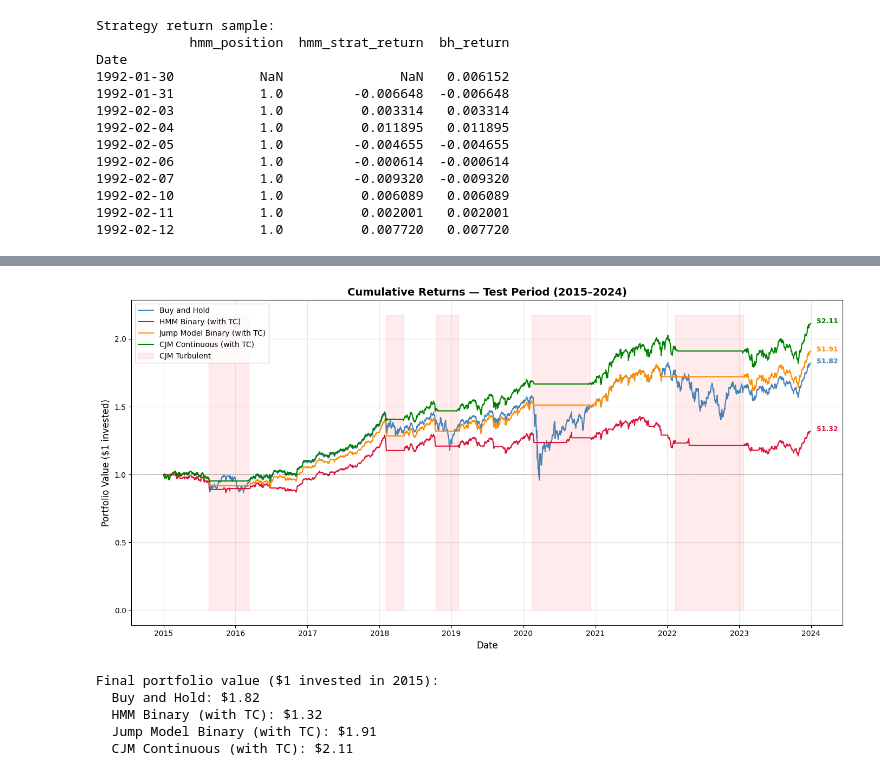
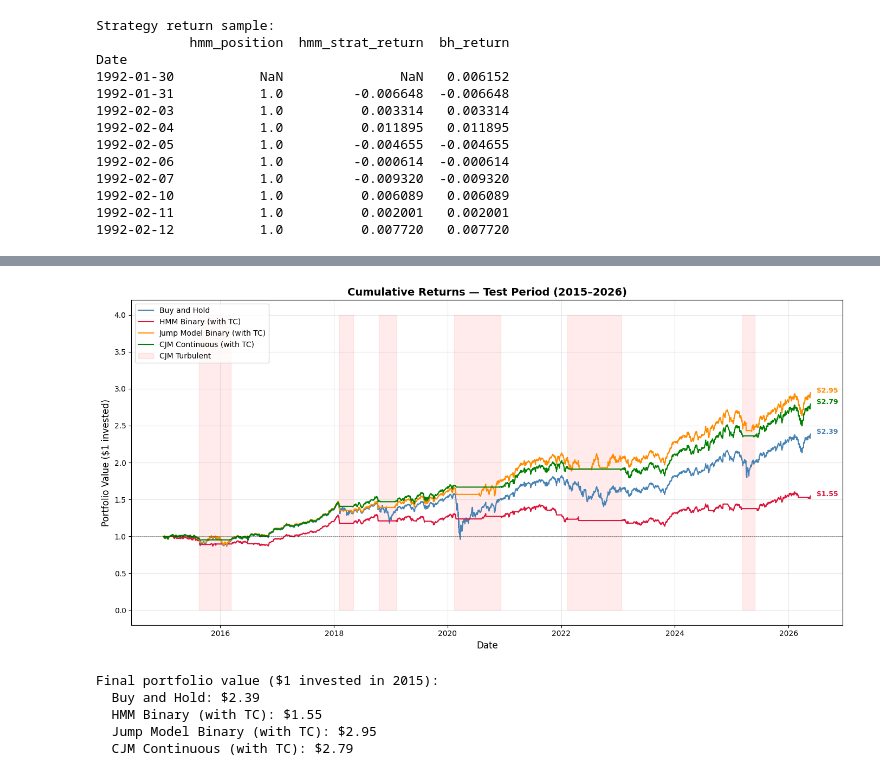
Before and after one commit to sdevarajan2006/Regime-Aware-Asset-Allocation, a Jupyter notebook: Statistical_jump_model.ipynb, the cells around one changed output, grey strips where cells are left out. Cells and saved outputs as stored; diff of their text form; code cells hidden in the pictures.

Commit message:
Update Statistical_jump_model.ipynb with latest changes
Co-Authored-By: Claude Sonnet 4.6 <noreply@anthropic.com>

```diff
--- a/Statistical_jump_model.ipynb
+++ b/Statistical_jump_model.ipynb
@@ -31,22 +12,25 @@ print("all good")
 # %% [output]
 all good
 # %%
-import yfinance as yf
-import pandas as pd
-import numpy as np
+# pull daily adjusted close for all three indices
+# the three tickers pulled are the s&p 500, nasdaq composite and DJIA. ^ denotes index symbols rather than individual stocks
+tickers = ['^GSPC', '^IXIC', '^DJI']
 
-# pull daily adjusted close for all three indices
-tickers = ['^GSPC', '^IXIC', '^DJI']
-raw = yf.download(tickers, start='1970-01-01', end='2024-01-01', auto_adjust=True)['Close']
+# auto_adjust means that the prices are adjusted for stock splits & dividends for historical accuracy
+# we just take the closing price of each day
+raw = yf.download(tickers, start='1970-01-01', end='2026-05-26', auto_adjust=True)['Close']
 
 # rename for clarity
 raw.columns = ['SP500', 'Nasdaq', 'DJI']
 
 # log returns
+# raw.shift(1) - shifts prices 1 day forwards so that each row is today's price / yesterday's price
+# np.log() - takes the natural log of the above ratio, giving log returns
+# .dropna() removes the first row, which has no previous day to compute a return from
 returns = np.log(raw / raw.shift(1)).dropna()
 
 print(returns.shape)
-print(returns.head(10))
+print(returns.head(5))
 print("\nmissing values:")
 print(returns.isnull().sum())
 # %% [output]
@@ -498,16 +587,15 @@ Jump Model Binary (with TC)
 # %%
-# continuous jump model
-jm_cont = JumpModel(n_components=2, jump_penalty=600.0, cont=True)
+# fit continuous jump model with tuned lambda
+# cont=True: produces smooth regime probabilities between 0 and 1
+jm_cont = JumpModel(n_components=2, jump_penalty=best_lambda, cont=True)
 jm_cont.fit(X_train_jm, sort_by="cumret")
 
-# get smooth probabilities
 cjm_probs = jm_cont.predict_proba(X_all_jm)
 features['cjm_p_state0'] = cjm_probs.iloc[:, 0]
 features['cjm_p_state1'] = cjm_probs.iloc[:, 1]
 
-# check that probabilities are actually smooth
-print("Sample probabilities (should NOT be all 0s and 1s):")
-print(features['cjm_p_state0'].describe())
-print("\nUnique values sample:")
+print("CJM probability distribution:")
+print(features['cjm_p_state0'].describe().round(4))
+print("\nSample unique values (should include values between 0 and 1):")
 print(features['cjm_p_state0'].round(2).value_counts().head(10))
 # %% [output]
@@ -567,10 +671,9 @@ The binary strategy loses return every time it makes an abrupt switch — it goe
 # %%
 fig, ax = plt.subplots(figsize=(14, 7))
 
-# calculate cumulative returns for each strategy on full feature period
 strategies = {
-    'Buy and Hold':           'bh_return',
-    'HMM Binary (with TC)':   'hmm_strat_return_tc',
+    'Buy and Hold':                'bh_return',
+    'HMM Binary (with TC)':        'hmm_strat_return_tc',
     'Jump Model Binary (with TC)': 'jm_strat_return_tc',
     'CJM Continuous (with TC)':    'cjm_cont_return_tc',
 }
@@ -582,48 +685,44 @@ colors = {
     'CJM Continuous (with TC)':    'green',
 }
 
-# plot test period only
 test_features = features.loc[test_idx]
 
 for label, col in strategies.items():
     cumret = (1 + test_features[col].fillna(0)).cumprod()
     ax.plot(test_features.index, cumret,
             label=label, color=colors[label], linewidth=1.5)
 
-# shade drawdown periods using CJM turbulent regime
+# shade CJM turbulent periods
 turbulent_test = test_features['cjm_p_state0'].shift(1).fillna(1) < 0.5
-ax.fill_between(test_features.index, 0, ax.get_ylim()[1] if ax.get_ylim()[1] > 0 else 3,
+ax.fill_between(test_features.index, 0, 4,
                 where=turbulent_test, alpha=0.08, color='red', label='CJM Turbulent')
 
-ax.set_title('Cumulative Returns — Test Period (2015–2024)',
-             fontsize=14, fontweight='bold')
+ax.set_title('Cumulative Returns — Test Period (2015–2026)', fontsize=14, fontweight='bold')
 ax.set_ylabel('Portfolio Value ($1 invested)', fontsize=12)
 ax.set_xlabel('Date', fontsize=12)
 ax.legend(loc='upper left', fontsize=10)
 ax.axhline(1.0, color='black', linewidth=0.5, linestyle='--', alpha=0.5)
 ax.grid(True, alpha=0.3)
 
-# add final value annotations
 for label, col in strategies.items():
     cumret = (1 + test_features[col].fillna(0)).cumprod()
     final_val = cumret.iloc[-1]
     ax.annotate(f'${final_val:.2f}',
                 xy=(test_features.index[-1], final_val),
                 xytext=(8, 0), textcoords='offset points',
                 fontsize=9, color=colors[label], fontweight='bold')
 
 plt.tight_layout()
 plt.show()
 
-# print final values clearly
 print("\nFinal portfolio value ($1 invested in 2015):")
 for label, col in strategies.items():
     cumret = (1 + test_features[col].fillna(0)).cumprod()
     print(f"  {label}: ${cumret.iloc[-1]:.2f}")
 # %% [output]
-[figure, old version]
+[figure, new version]
 Final portfolio value ($1 invested in 2015):
-  Buy and Hold: $1.82
-  HMM Binary (with TC): $1.32
-  Jump Model Binary (with TC): $1.91
-  CJM Continuous (with TC): $2.11
+  Buy and Hold: $2.39
+  HMM Binary (with TC): $1.55
+  Jump Model Binary (with TC): $2.95
+  CJM Continuous (with TC): $2.79
```
Also changed, not shown: parts of 38 cells of this notebook.
